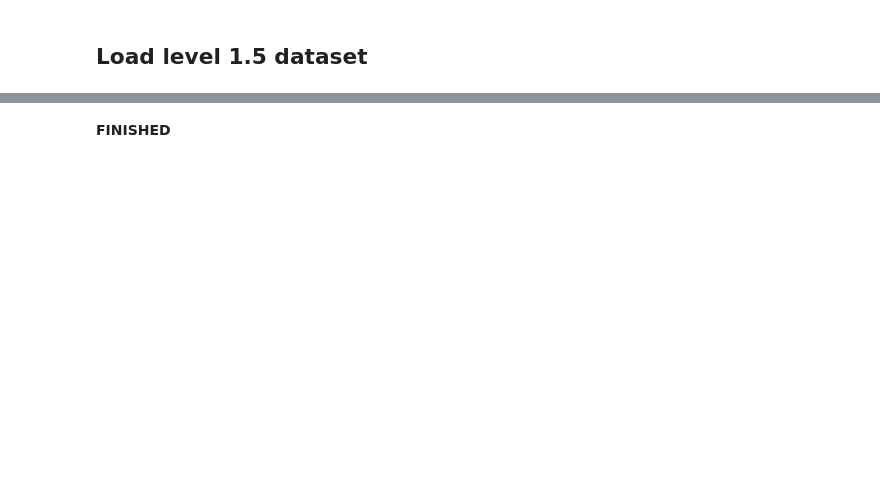
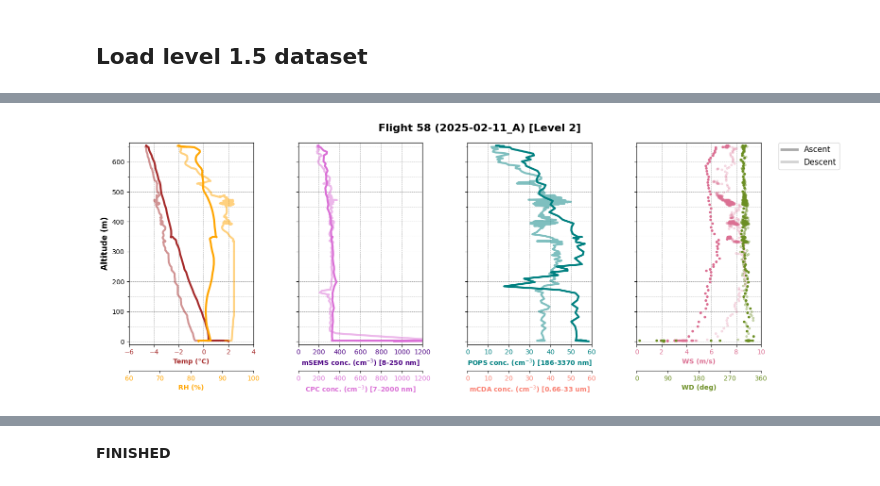
Before and after one commit to EERL-EPFL/helikite-data-processing, a Jupyter notebook: notebooks/level2_DataProcessing.ipynb, the cells around one changed output, grey strips where cells are left out. Drawn from its saved outputs; the diff is of its cells as text; code cells hidden in the pictures; blank space fills up the shorter version.

```diff
--- a/notebooks/level2_DataProcessing.ipynb
+++ b/notebooks/level2_DataProcessing.ipynb
@@ -41,4 +16,7 @@ warnings.filterwarnings("ignore")
 # %%
+from helikite.classes.data_processing_level1_5 import DataProcessorLevel1_5
 from helikite.metadata.utils import load_parquet
 
-_, metadata = load_parquet(DATA_LEVEL0_DIRPATH / f"{INPUT_DATA_FILE_BASENAME}.parquet")
+df_level1_5 = DataProcessorLevel1_5.read_csv(constants.LEVEL1_5_DIRPATH / f"level1.5_{constants.FLIGHT_BASENAME}.csv")
+
+_, metadata = load_parquet(constants.LEVEL0_DIRPATH / f"{constants.LEVEL0_FILE_BASENAME}.parquet")
@@ -73,5 +22,0 @@ df_level1
-# %%
-df_level1_5 = pd.read_csv(DATA_LEVEL1_5_DIRPATH / f"level1.5_{DATA_FLIGHT_DIR_BASENAME}.csv")
-df_level1_5["datetime"] = pd.to_datetime(df_level1_5["datetime"])
-df_level1_5.set_index("datetime", inplace=True)
-df_level1_5
@@ -305,4 +22,0 @@ df_level1_5
-# %%
-# If no clouds
-df_level1_5.insert(loc=df_level1_5.columns.get_loc('flight_nr'), column='flag_cloud', value=0)   # Insert 'flag_cloud' column filled with 0s before 'flight_nr'
-df_level1_5
@@ -321,0 +23,5 @@ df_level1_5
+# %%
+from helikite.classes.data_processing_level2 import DataProcessorLevel2
+from helikite.classes.base import OutputSchemas
+
+data_processor = DataProcessorLevel2(getattr(OutputSchemas, constants.OUTPUT_SCHEMA), df_level1_5, metadata)
@@ -322,36 +49,35 @@ df_level1_5
 # %%
-from helikite.processing.post.level1 import flight_profiles_2
+import numpy as np
 
-# Limits for x-axis (T, RH, mSEMS, CPC, POPS, mCDA, WS, WD)
-custom_xlim = {
-    'ax1': (-6, 2),
-    'ax2': (60, 100),
-    'ax3': (0, 1200),
-    'ax4': (0, 1200),
-    'ax5': (0, 60),
-    'ax6': (0, 60),
-    'ax7': (0, 12)
-}
+save_path = constants.LEVEL2_DIRPATH / f'Level2_{constants.FLIGHT_BASENAME}_Flight_{constants.flight}.png'
+custom_title = f'Flight {constants.flight} ({constants.FLIGHT_BASENAME}) [Level 2]'
 
-custom_xticks = {
-    'ax1': np.arange(-6, 3, 2),
-    'ax2': np.arange(60, 101, 10),
-    'ax3': np.arange(0, 1201, 200),
-    'ax4': np.arange(0, 1201, 200),
-    'ax5': np.arange(0, 61, 10),
-    'ax6': np.arange(0, 61, 10),
-    'ax7': np.arange(0, 13, 3)
-}
+# change if you want to use custom x-axis limits and ticks
+use_custom_xlim = False
 
-# Plot title
-custom_title = f'Flight {metadata.flight} ({metadata.flight_date}_A) [Level 2]'
-#custom_title = f'Flight 48 (2025-02-03_A) [Level 2]'
+if use_custom_xlim:
+    # Limits for x-axis (T, RH, mSEMS, CPC, POPS, mCDA, WS, WD)
+    custom_xlims = {
+        'ax1': (-6, 2),
+        'ax2': (60, 100),
+        'ax3': (0, 1200),
+        'ax4': (0, 1200),
+        'ax5': (0, 60),
+        'ax6': (0, 60),
+        'ax7': (0, 12)
+    }
 
-fig = flight_profiles_2(df_level1_5, metadata, xlims=custom_xlim, xticks=custom_xticks, fig_title=custom_title)
-
-# Save the figure after plotting
-filename = f'Level2_{metadata.flight_date}_A_Flight_{metadata.flight}.png'
-#filename = f'Level2_2025-02-03_A_Flight_48.png'
-save_path = DATA_LEVEL2_DIRPATH / filename
-print("Saving figure to:", save_path)
-fig.savefig(save_path, dpi=300, bbox_inches='tight')
+    custom_xticks = {
+        'ax1': np.arange(-6, 3, 2),
+        'ax2': np.arange(60, 101, 10),
+        'ax3': np.arange(0, 1201, 200),
+        'ax4': np.arange(0, 1201, 200),
+        'ax5': np.arange(0, 61, 10),
+        'ax6': np.arange(0, 61, 10),
+        'ax7': np.arange(0, 13, 3)
+    }
+    data_processor.plot_flight_profiles(constants.FLIGHT_BASENAME, save_path, xlims=custom_xlims, xticks=custom_xticks)
+else:
+    data_processor.plot_flight_profiles(constants.FLIGHT_BASENAME, save_path)
+# %% [output]
+[figure, added]
```
Also changed, not shown: parts of 40 cells of this notebook, 4 other files.
